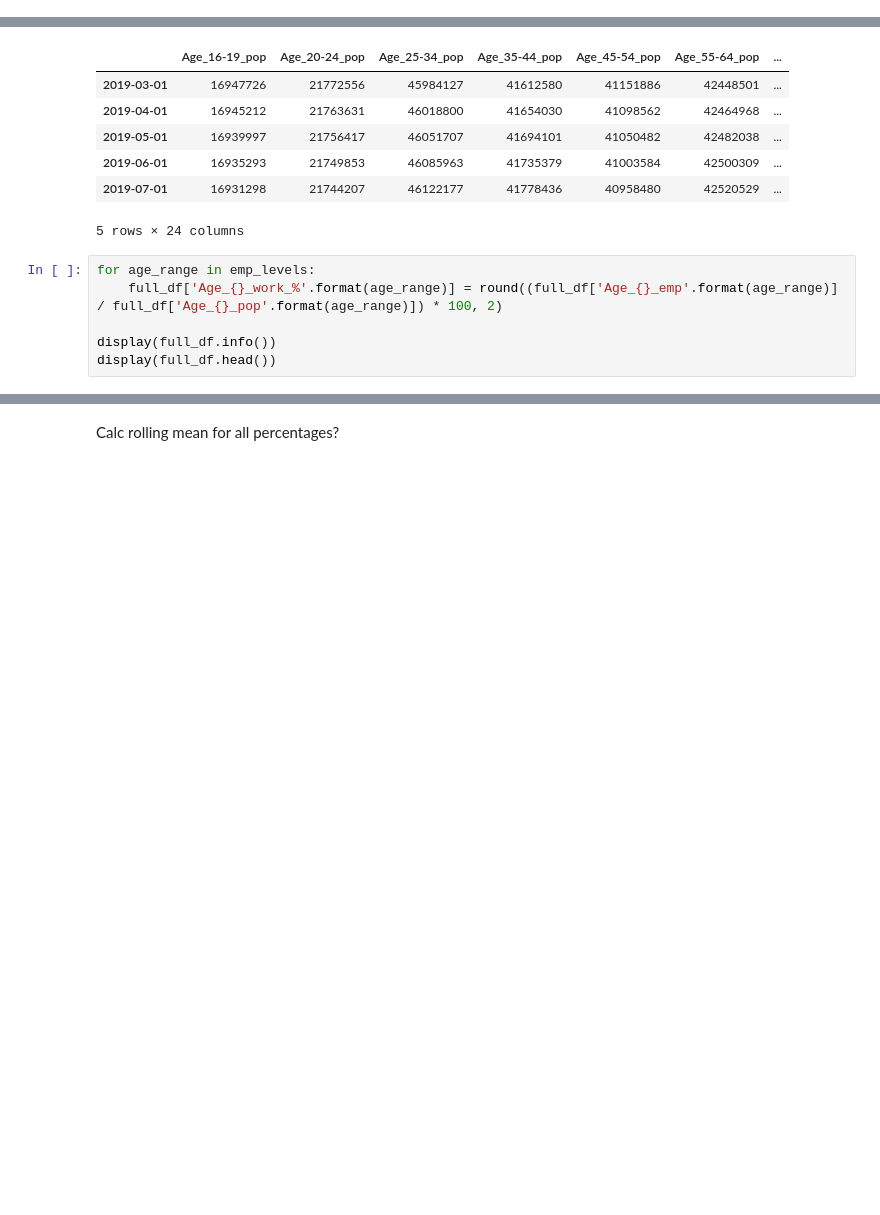
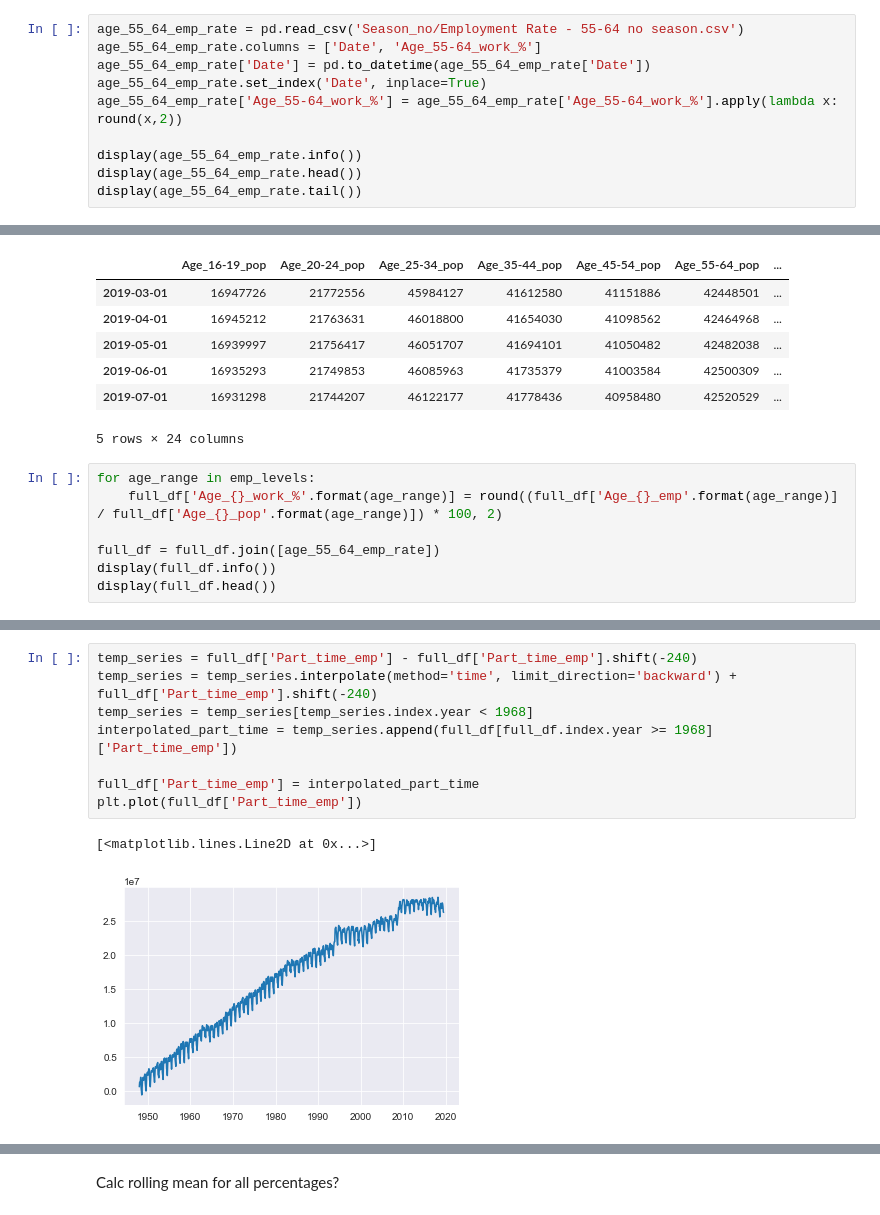
Before and after one commit to zapatos24/Employment_Prediction_LSTM_NN, a Jupyter notebook: mod_7_project.ipynb, the cells around one changed output, grey strips where cells are left out. Cells and saved outputs as stored; diff of their text form; blank space fills up the shorter version.

```diff
--- a/mod_7_project.ipynb
+++ b/mod_7_project.ipynb
@@ -758,3 +758,13 @@ None
 | 2019-07-01 | 26232000 |
 # %% [markdown]
 ## Joining DataFrames
+# %%
+age_55_64_emp_rate = pd.read_csv('Season_no/Employment Rate - 55-64 no season.csv')
+age_55_64_emp_rate.columns = ['Date', 'Age_55-64_work_%']
+age_55_64_emp_rate['Date'] = pd.to_datetime(age_55_64_emp_rate['Date'])
+age_55_64_emp_rate.set_index('Date', inplace=True)
+age_55_64_emp_rate['Age_55-64_work_%'] = age_55_64_emp_rate['Age_55-64_work_%'].apply(lambda x: round(x,2))
+
+display(age_55_64_emp_rate.info())
+display(age_55_64_emp_rate.head())
+display(age_55_64_emp_rate.tail())
@@ -802,6 +834,7 @@ None
 for age_range in emp_levels:
     full_df['Age_{}_work_%'.format(age_range)] = round((full_df['Age_{}_emp'.format(age_range)] / full_df['Age_{}_pop'.format(age_range)]) * 100, 2)
 
+full_df = full_df.join([age_55_64_emp_rate])
 display(full_df.info())
 display(full_df.head())
 # %% [output]
@@ -872,0 +915,11 @@ None
+# %%
+temp_series = full_df['Part_time_emp'] - full_df['Part_time_emp'].shift(-240)
+temp_series = temp_series.interpolate(method='time', limit_direction='backward') + full_df['Part_time_emp'].shift(-240)
+temp_series = temp_series[temp_series.index.year < 1968]
+interpolated_part_time = temp_series.append(full_df[full_df.index.year >= 1968]['Part_time_emp'])
+
+full_df['Part_time_emp'] = interpolated_part_time
+plt.plot(full_df['Part_time_emp'])
+# %% [output]
+[<matplotlib.lines.Line2D at 0x...>]
+[figure, added]
```
Also changed, not shown: parts of 25 cells of this notebook.
